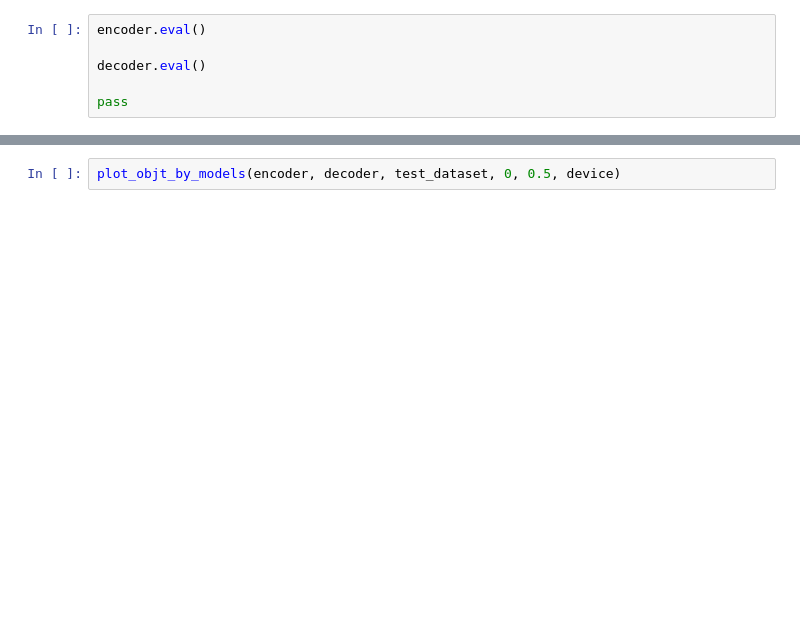
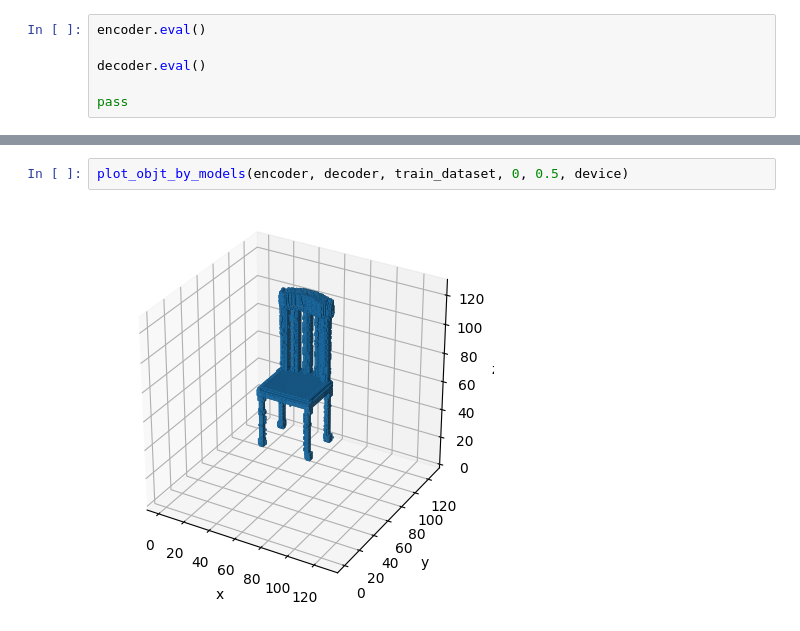
Before and after one commit to MattZhang9020/voxgen, a Jupyter notebook: experiment.ipynb, the cells around one changed output, grey strips where cells are left out. Saved outputs shown, nothing was run; the diff lists cells and outputs as text; blank space fills up the shorter version.

```diff
--- a/experiment.ipynb
+++ b/experiment.ipynb
@@ -89,2 +97,4 @@ plot_objt_by_dataset(test_dataset, 3)
 # %%
-plot_objt_by_models(encoder, decoder, test_dataset, 0, 0.5, device)
+plot_objt_by_models(encoder, decoder, train_dataset, 0, 0.5, device)
+# %% [output]
+[figure, added]
```
Also changed, not shown: parts of 9 cells of this notebook, 3 other files.
